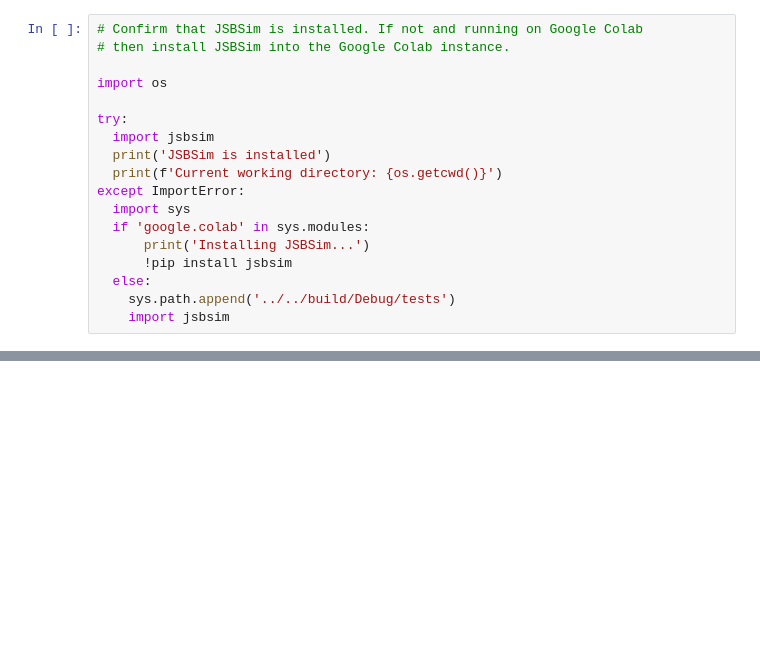
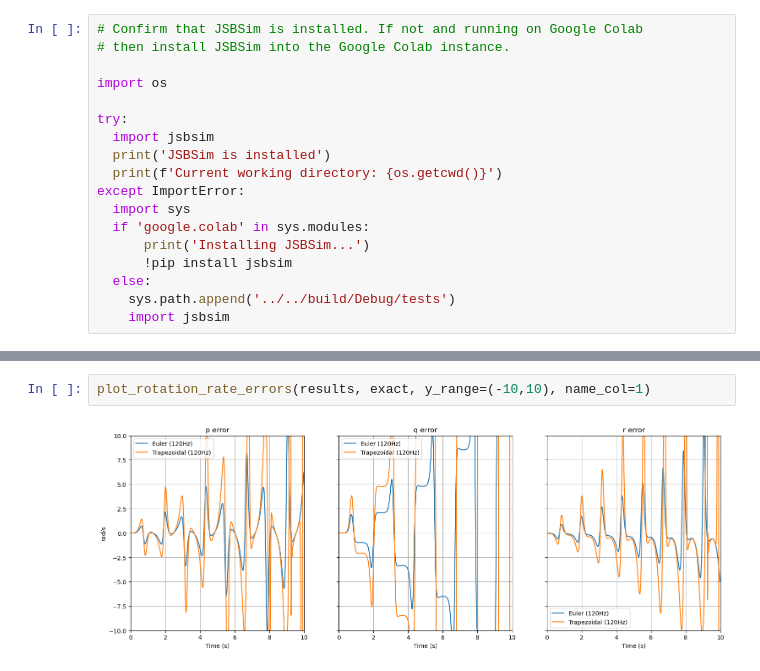
Before and after one commit to JSBSim-Team/jsbsim, a Jupyter notebook: examples/python/Rotations.ipynb, the cells around one changed output, grey strips where cells are left out. Drawn from its saved outputs; the diff is of its cells as text; blank space fills up the shorter version.

```diff
--- a/examples/python/Rotations.ipynb
+++ b/examples/python/Rotations.ipynb
@@ -252,0 +338,4 @@ ax3.grid()
+# %%
+plot_rotation_rate_errors(results, exact, y_range=(-10,10), name_col=1)
+# %% [output]
+[figure, added]
```
Also changed, not shown: parts of 28 cells of this notebook.
